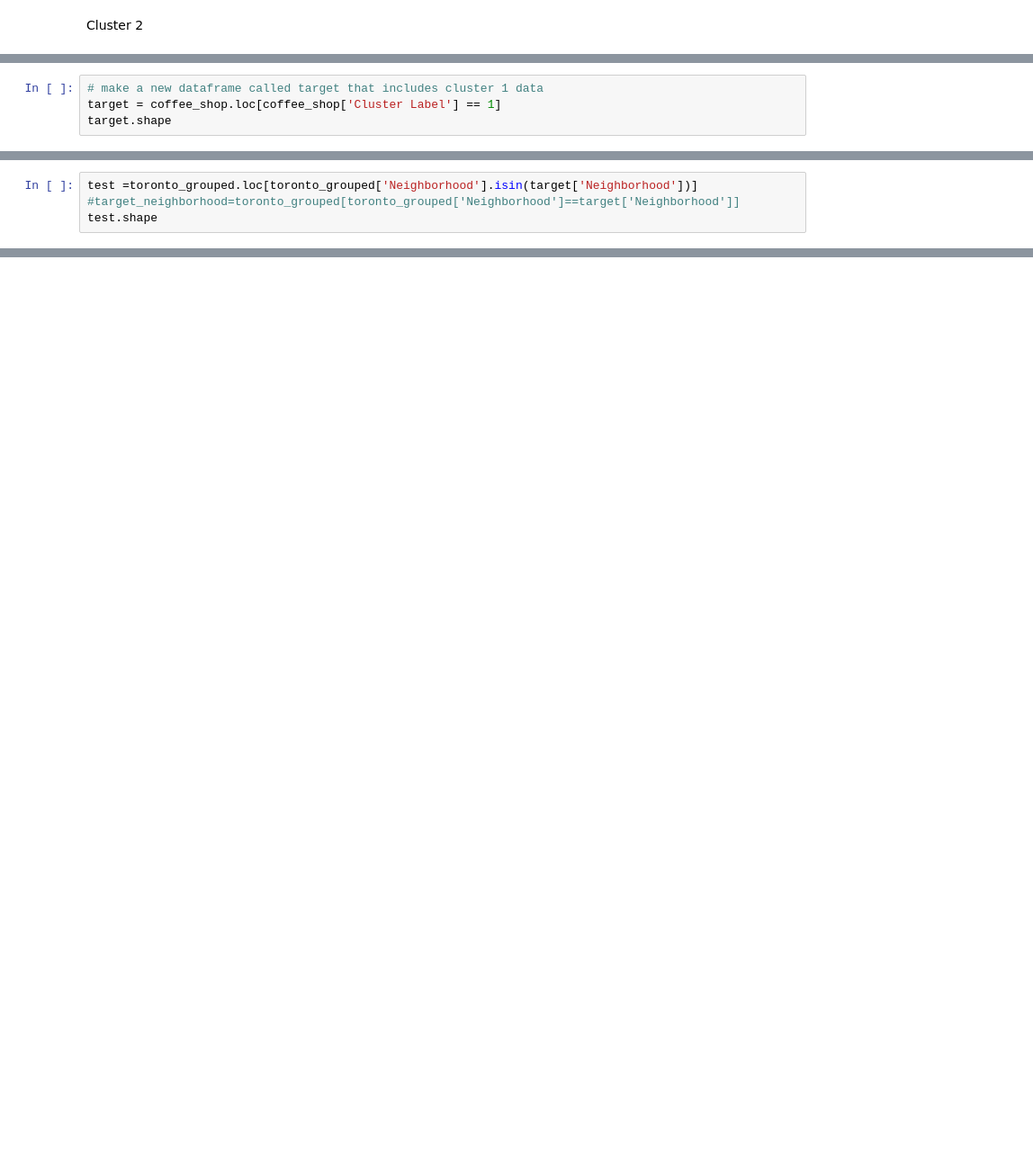
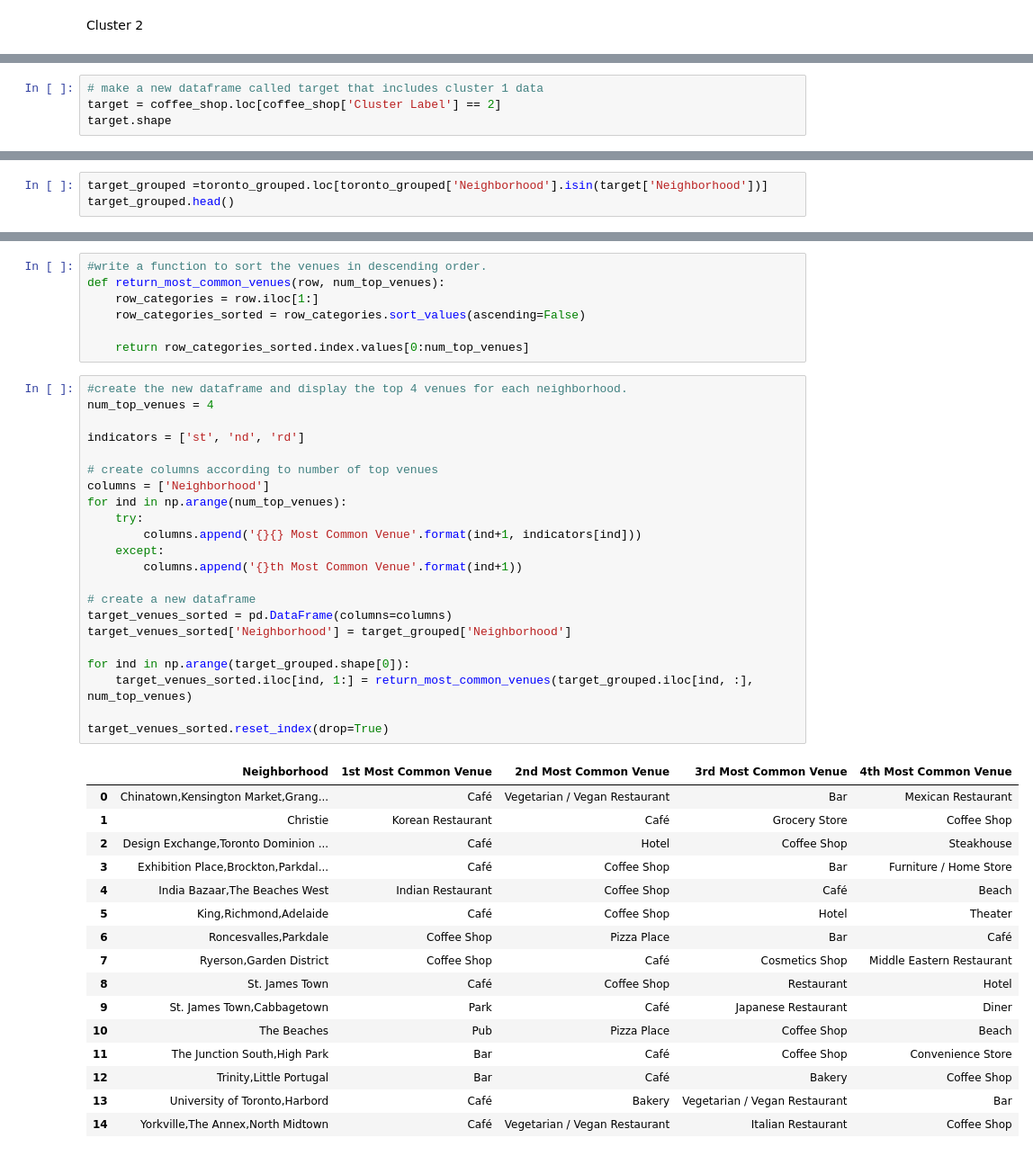
Before and after one commit to ozlemtok/Coursera_Capstone, a Jupyter notebook: capstone-project.ipynb, the cells around one changed output, grey strips where cells are left out. Shown: that part at 90% size. Drawn from its saved outputs; the diff is of its cells as text; blank space fills up the shorter version.

```diff
--- a/capstone-project.ipynb
+++ b/capstone-project.ipynb
@@ -435,5 +437,5 @@ According to the cluster averages, Cluster 1 has the minimum frequency of occurr
 # %%
 # make a new dataframe called target that includes cluster 1 data
-target = coffee_shop.loc[coffee_shop['Cluster Label'] == 1]
+target = coffee_shop.loc[coffee_shop['Cluster Label'] == 2]
 target.shape
 # %% [output]
@@ -441,5 +445,4 @@ target.shape
 # %%
-test =toronto_grouped.loc[toronto_grouped['Neighborhood'].isin(target['Neighborhood'])]
-#target_neighborhood=toronto_grouped[toronto_grouped['Neighborhood']==target['Neighborhood']]
-test.shape
+target_grouped =toronto_grouped.loc[toronto_grouped['Neighborhood'].isin(target['Neighborhood'])]
+target_grouped.head()
 # %% [output]
@@ -446,0 +460,46 @@ test.shape
+# %%
+#write a function to sort the venues in descending order.
+def return_most_common_venues(row, num_top_venues):
+    row_categories = row.iloc[1:]
+    row_categories_sorted = row_categories.sort_values(ascending=False)
+
+    return row_categories_sorted.index.values[0:num_top_venues]
+# %%
+#create the new dataframe and display the top 4 venues for each neighborhood.
+num_top_venues = 4
+
+indicators = ['st', 'nd', 'rd']
+
+# create columns according to number of top venues
+columns = ['Neighborhood']
+for ind in np.arange(num_top_venues):
+    try:
+        columns.append('{}{} Most Common Venue'.format(ind+1, indicators[ind]))
+    except:
+        columns.append('{}th Most Common Venue'.format(ind+1))
+
+# create a new dataframe
+target_venues_sorted = pd.DataFrame(columns=columns)
+target_venues_sorted['Neighborhood'] = target_grouped['Neighborhood']
+
+for ind in np.arange(target_grouped.shape[0]):
+    target_venues_sorted.iloc[ind, 1:] = return_most_common_venues(target_grouped.iloc[ind, :], num_top_venues)
+
+target_venues_sorted.reset_index(drop=True)
+# %% [output]
+|  | Neighborhood | 1st Most Common Venue | 2nd Most Common Venue | 3rd Most Common Venue | 4th Most Common Venue |
+| 0 | Chinatown,Kensington Market,Grang... | Café | Vegetarian / Vegan Restaurant | Bar | Mexican Restaurant |
+| 1 | Christie | Korean Restaurant | Café | Grocery Store | Coffee Shop |
+| 2 | Design Exchange,Toronto Dominion ... | Café | Hotel | Coffee Shop | Steakhouse |
+| 3 | Exhibition Place,Brockton,Parkdal... | Café | Coffee Shop | Bar | Furniture / Home Store |
+| 4 | India Bazaar,The Beaches West | Indian Restaurant | Coffee Shop | Café | Beach |
+| 5 | King,Richmond,Adelaide | Café | Coffee Shop | Hotel | Theater |
+| 6 | Roncesvalles,Parkdale | Coffee Shop | Pizza Place | Bar | Café |
+| 7 | Ryerson,Garden District | Coffee Shop | Café | Cosmetics Shop | Middle Eastern Restaurant |
+| 8 | St. James Town | Café | Coffee Shop | Restaurant | Hotel |
+| 9 | St. James Town,Cabbagetown | Park | Café | Japanese Restaurant | Diner |
+| 10 | The Beaches | Pub | Pizza Place | Coffee Shop | Beach |
+| 11 | The Junction South,High Park | Bar | Café | Coffee Shop | Convenience Store |
+| 12 | Trinity,Little Portugal | Bar | Café | Bakery | Coffee Shop |
+| 13 | University of Toronto,Harbord | Café | Bakery | Vegetarian / Vegan Restaurant | Bar |
+| 14 | Yorkville,The Annex,North Midtown | Café | Vegetarian / Vegan Restaurant | Italian Restaurant | Coffee Shop |
```
Also changed, not shown: parts of 34 cells of this notebook, 1 other file.
